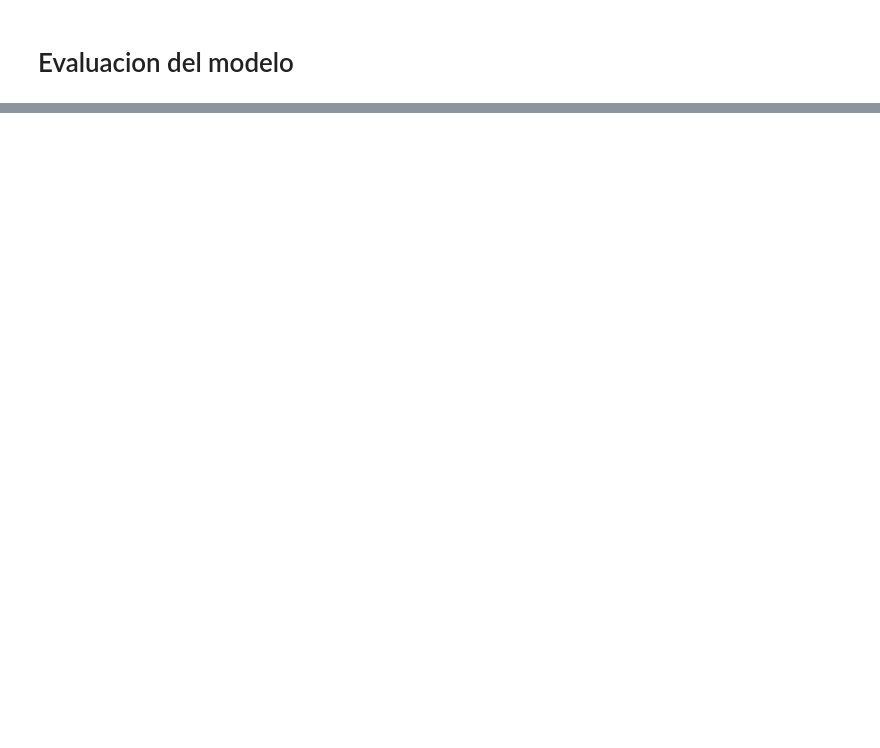
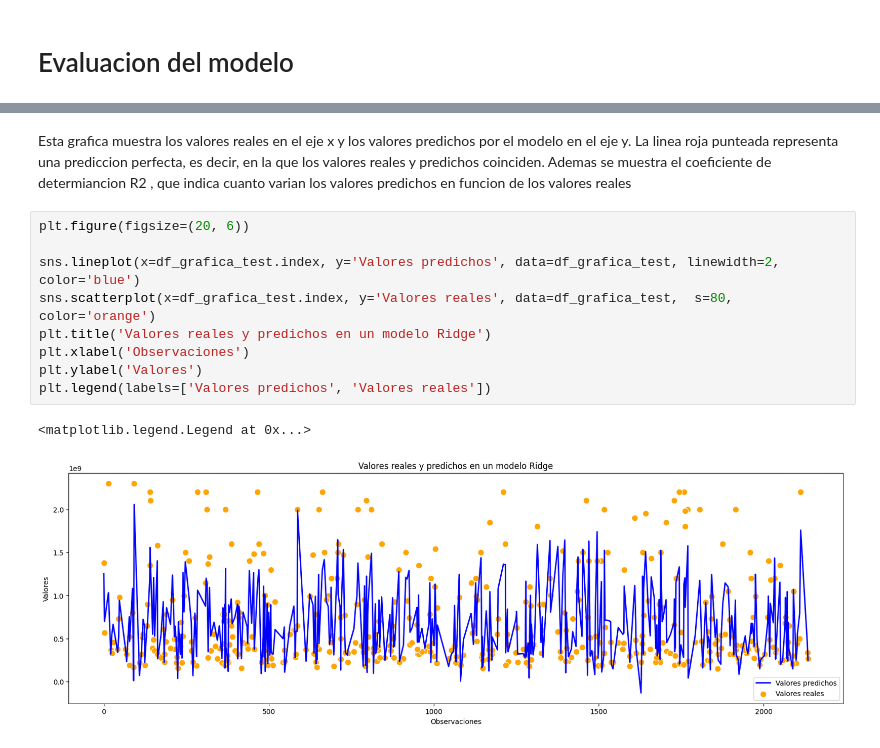
Before and after one commit to juanguzman2/Analisis-del-precio-de-las-viviendas-en-el-oriente-antioqueno, a Jupyter notebook: Script/Modelado_estadistico/regresion_lineal.ipynb, the cells around one changed output, grey strips where cells are left out. Saved outputs shown, nothing was run; the diff lists cells and outputs as text; blank space fills up the shorter version.

```diff
--- a/Script/Modelado_estadistico/regresion_lineal.ipynb
+++ b/Script/Modelado_estadistico/regresion_lineal.ipynb
@@ -283,0 +368,14 @@ Ridge(alpha=0.1, max_iter=100.0, normalize=True, random_state=42, solver='lsqr',
+# %% [markdown]
+Esta grafica muestra los valores reales en el eje x y los valores predichos por el modelo en el eje y. La linea roja punteada representa una prediccion perfecta, es decir, en la que los valores reales y predichos coinciden. Ademas se muestra el coeficiente de determiancion R2 , que indica cuanto varian los valores predichos en funcion de los valores reales
+# %%
+plt.figure(figsize=(20, 6))
+
+sns.lineplot(x=df_grafica_test.index, y='Valores predichos', data=df_grafica_test, linewidth=2, color='blue')
+sns.scatterplot(x=df_grafica_test.index, y='Valores reales', data=df_grafica_test,  s=80, color='orange')
+plt.title('Valores reales y predichos en un modelo Ridge')
+plt.xlabel('Observaciones')
+plt.ylabel('Valores')
+plt.legend(labels=['Valores predichos', 'Valores reales'])
+# %% [output]
+<matplotlib.legend.Legend at 0x...>
+[figure, added]
```
Also changed, not shown: parts of 33 cells of this notebook, 1 other file.
